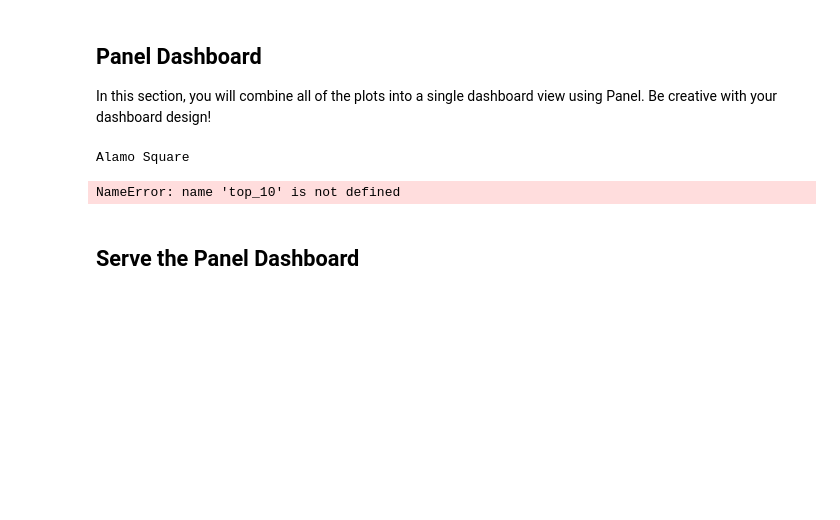
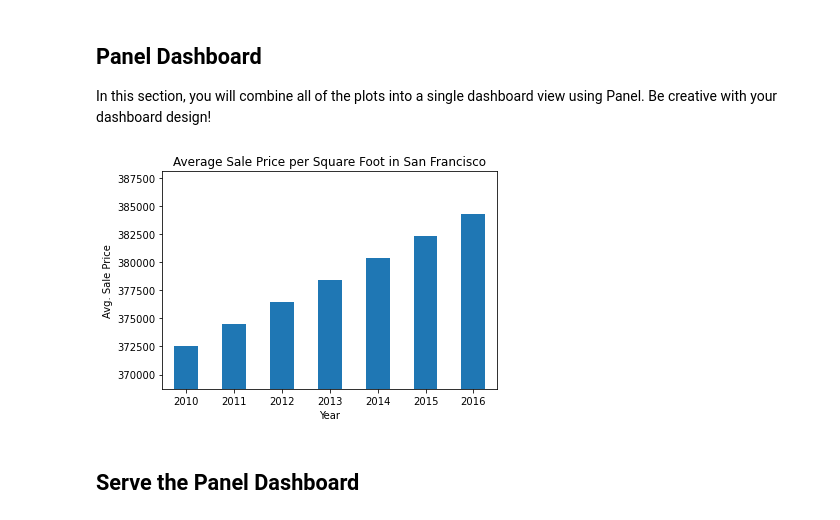
Before and after one commit to Tijaw1/San-Francisco-Rental-Analysis, a Jupyter notebook: dashboard.ipynb, the cells around one changed output. Saved outputs shown, nothing was run; the diff lists cells and outputs as text; code cells hidden in the pictures; blank space fills up the shorter version.

```diff
--- a/dashboard.ipynb
+++ b/dashboard.ipynb
@@ -62,6 +62,8 @@ top_10.reset_index(inplace=True)
 # Define Panel Visualization Functions
 def housing_units_per_year():
     """Housing Units Per Year."""
+
+    mean_housing_units = sfo_data.groupby(["year"])["housing_units"].mean()
 
     sfo_grouped_min = sfo_data.groupby(["year"])["housing_units"].min().min()
     sfo_grouped_max = sfo_data.groupby(["year"])["housing_units"].max().max()
@@ -172,25 +174,23 @@ In this section, you will combine all of the plots into a single dashboard view
 # %%
 ## NOTE: Build rows and colums here.
 
 row1 = pn.Column("# Row 1", housing_units_per_year(), average_gross_rent(), average_sales_price())
-row2 = pn.Row("# Row 2", average_price_by_neighborhood(), top_most_expensive_neighborhoods(), parallel_coordinates())
-row3 = pn.Row("# Row 3", parallel_categories(), neighborhood_map())
+#row2 = pn.Row("# Row 2", average_price_by_neighborhood(), top_most_expensive_neighborhoods(), parallel_coordinates())
+#row3 = pn.Row("# Row 3", parallel_categories(), neighborhood_map())
 
-plots_as_column = pn.Column("# Rental Dashboard Column", row1, row2)
-
+#plots_as_column = pn.Column("# Rental Dashboard Column", row1, row2)
 
 ## NOTE: Build dashboard here.
 
 dashboard = pn.Tabs(
     ("Plots 1", row1),
-    ("Plots 2", row2),
-    ("Plots 3", row3)
+#    ("Plots 2", row2),
+#    ("Plots 3", row3)
 )
 
-dashboard
+#dashboard
 # %% [output]
-Alamo Square
-NameError: name 'top_10' is not defined
+[figure, added]
 # %% [markdown]
 ## Serve the Panel Dashboard
 # %%
```
Also changed, not shown: 1 other file.
